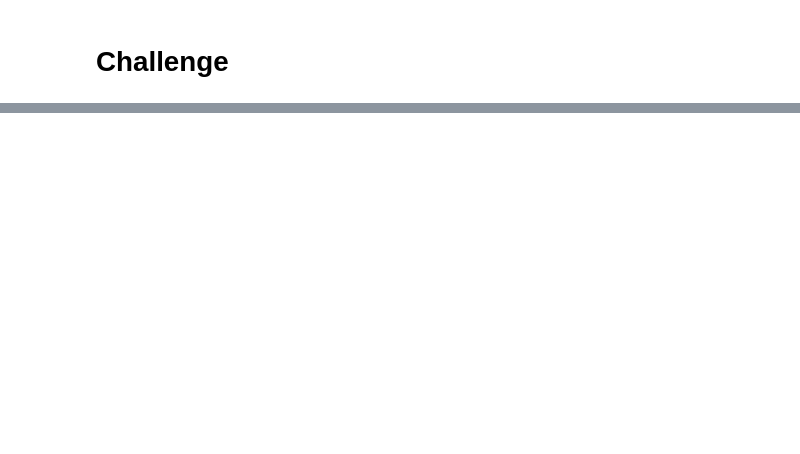
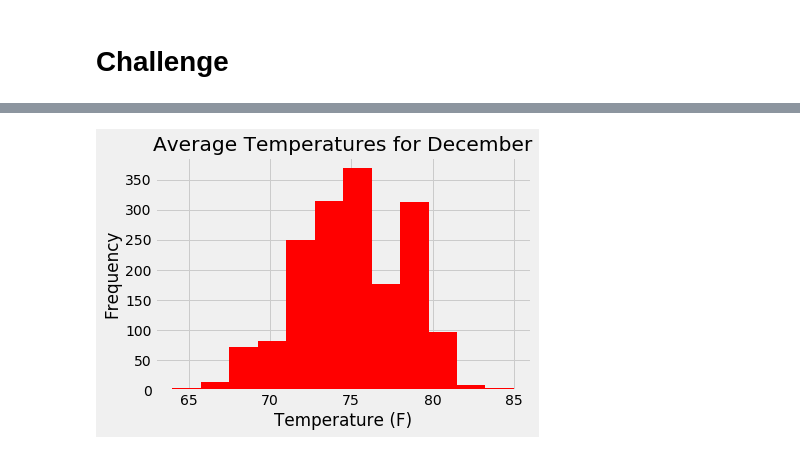
Before and after one commit to elenaguilarv/Surfs_up, a Jupyter notebook: climate_analysis.ipynb, the cells around one changed output, grey strips where cells are left out. Saved outputs shown, nothing was run; the diff lists cells and outputs as text; code cells hidden in the pictures; blank space fills up the shorter version.

```diff
--- a/climate_analysis.ipynb
+++ b/climate_analysis.ipynb
@@ -166,0 +250,8 @@ def calc_temps(start_date, end_date):
+# %%
+# Avg Temperature for December (all years and stations)
+june_df["Avg Temperature"].plot.hist(bins=12, color="red")
+plt.xlabel('Temperature (F)')
+plt.title('Average Temperatures for December')
+plt.savefig(r'C:\Users\User1\Desktop\Surfs_up\december_temp.png')
+# %% [output]
+[figure, added]
```
Also changed, not shown: parts of 10 cells of this notebook, 4 other files.
